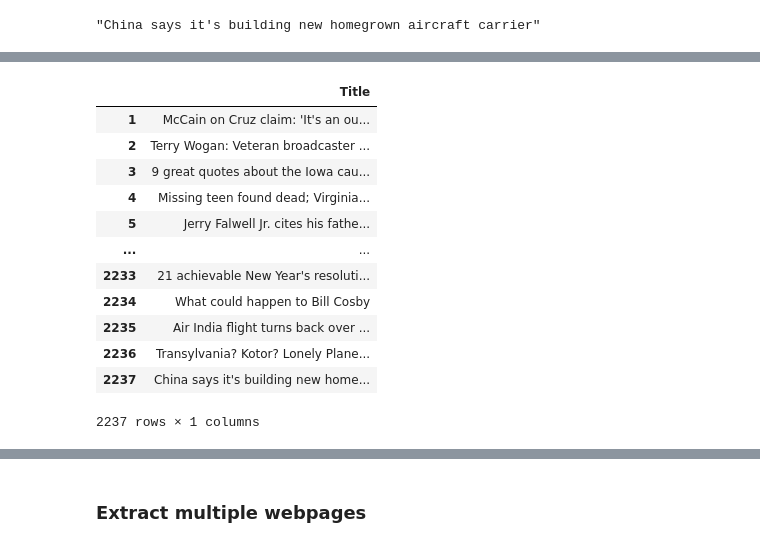
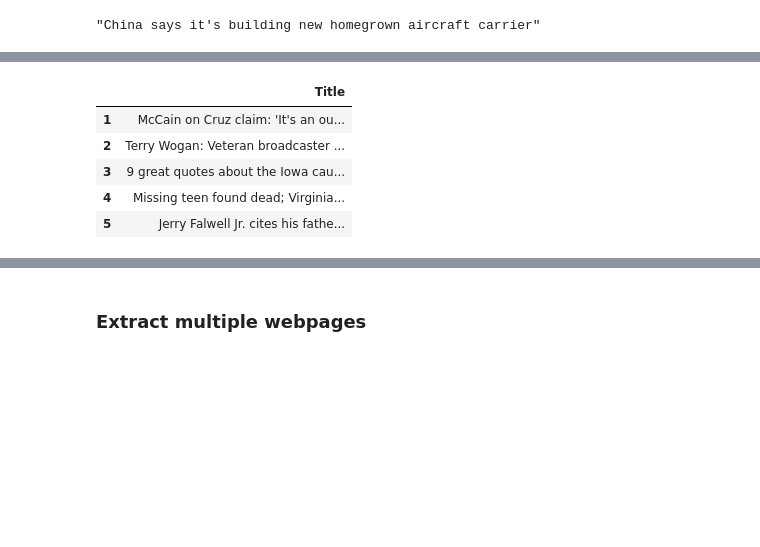
Before and after one commit to Polaris-pixel/ETL-Project, a Jupyter notebook: CNN_Dow.ipynb, the cells around one changed output, grey strips where cells are left out. Saved outputs shown, nothing was run; the diff lists cells and outputs as text; code cells hidden in the pictures; blank space fills up the shorter version.

```diff
--- a/CNN_Dow.ipynb
+++ b/CNN_Dow.ipynb
@@ -212,20 +168,13 @@ title_df
 # %%
 #Drop the first row
-title_df.drop(title_df.index[0])
+title_df.drop(title_df.index[0]).head()
 # %% [output]
 |  | Title |
 | 1 | McCain on Cruz claim: 'It's an ou... |
 | 2 | Terry Wogan: Veteran broadcaster ... |
 | 3 | 9 great quotes about the Iowa cau... |
 | 4 | Missing teen found dead; Virginia... |
 | 5 | Jerry Falwell Jr. cites his fathe... |
-| ... | ... |
-| 2233 | 21 achievable New Year's resoluti... |
-| 2234 | What could happen to Bill Cosby |
-| 2235 | Air India flight turns back over ... |
-| 2236 | Transylvania? Kotor? Lonely Plane... |
-| 2237 | China says it's building new home... |
-2237 rows × 1 columns
 # %%
 # Extract dates for the titles
 date_results = soup.find_all('span', class_="date")
```
Also changed, not shown: parts of 13 cells of this notebook.
